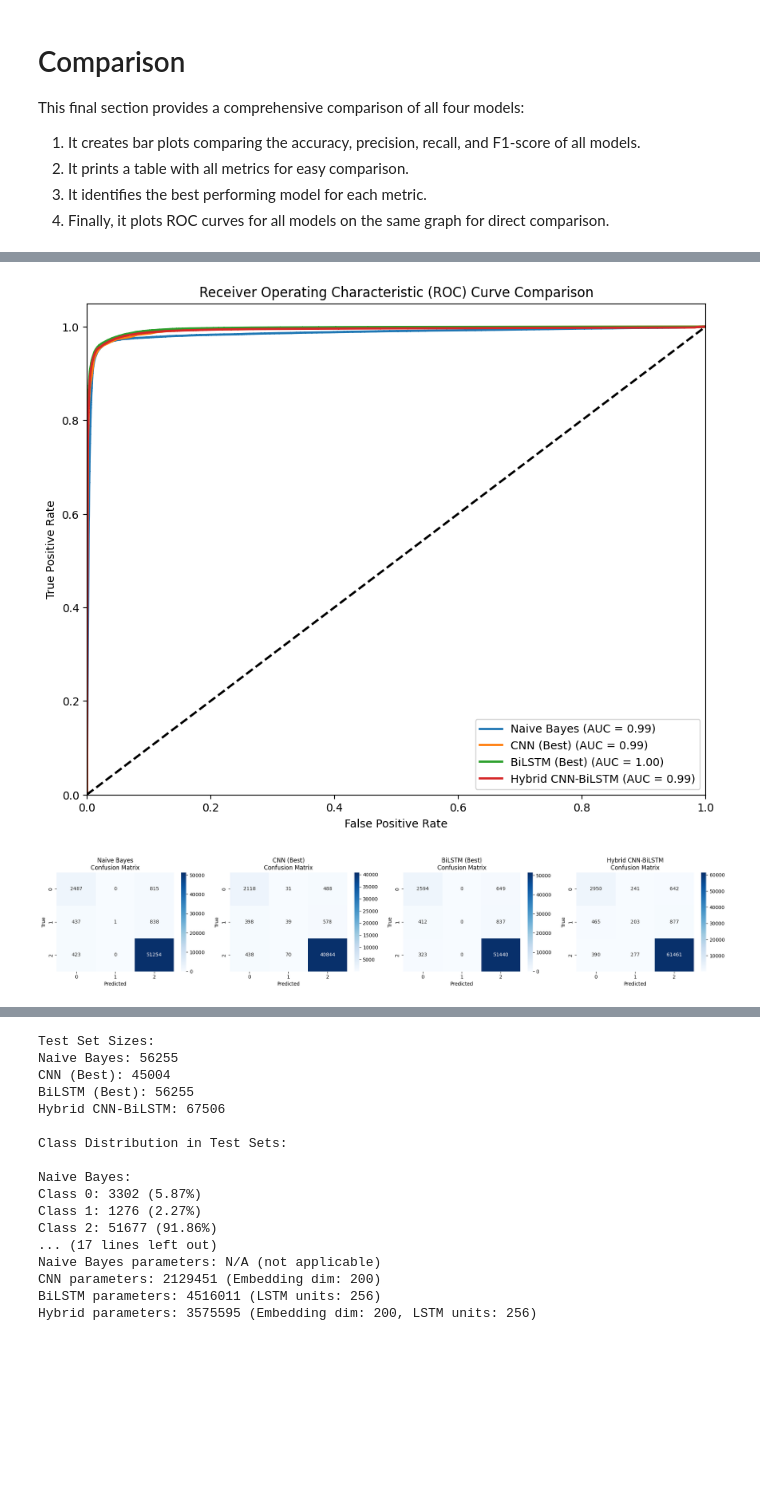
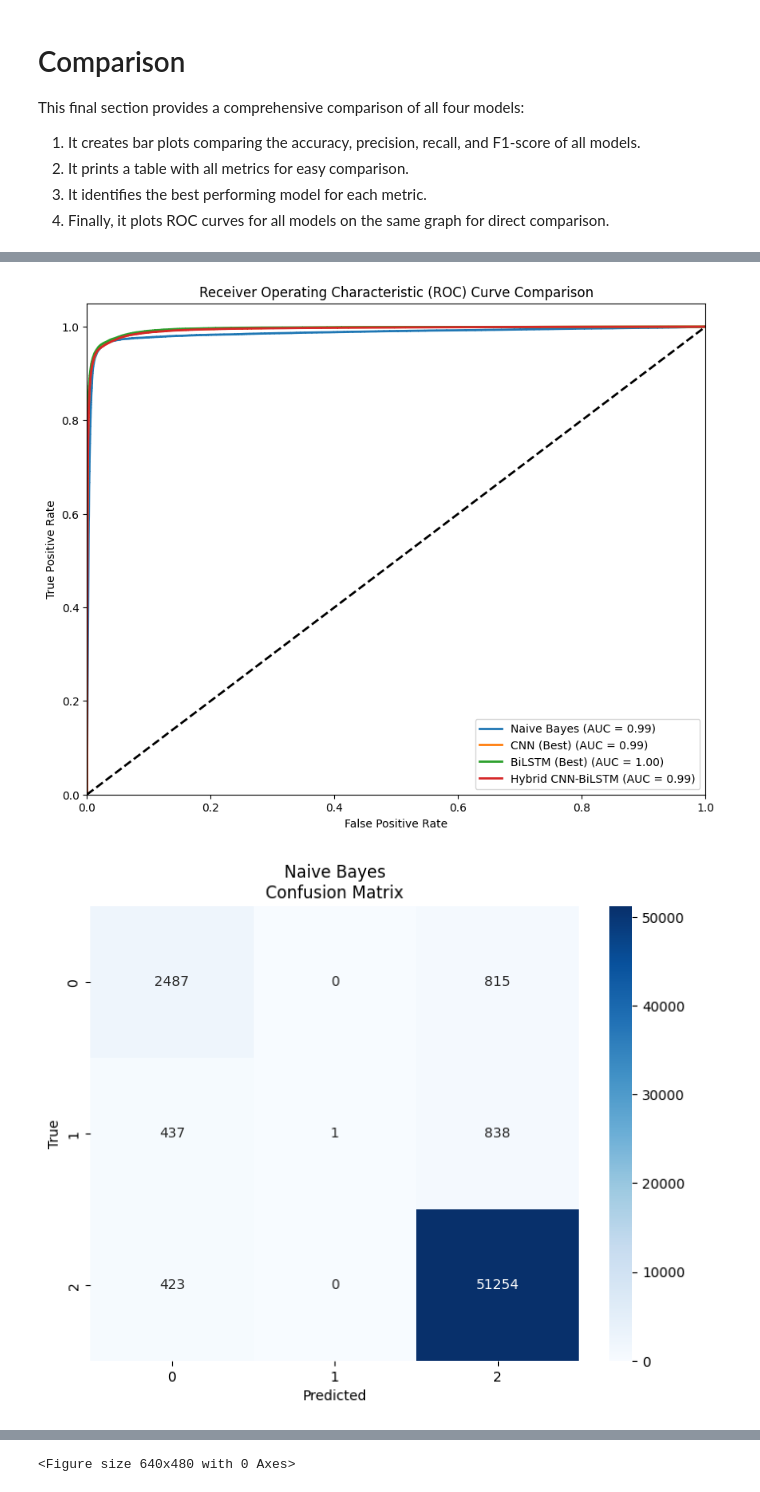
Before and after one commit to kimon1230/nova_doctoral, a Jupyter notebook: TP_Report_final.ipynb, the cells around one changed output, grey strips where cells are left out. Cells and saved outputs as stored; diff of their text form; code cells hidden in the pictures; blank space fills up the shorter version.

```diff
--- a/TP_Report_final.ipynb
+++ b/TP_Report_final.ipynb
@@ -849,7 +957,7 @@ Test Accuracy: 0.9603
 lstm_units = 256
 print(f"\nTraining BiLSTM with {lstm_units} LSTM units")
 
-model_256, history_256, train_time_256 = create_and_train_bilstm(embedding_dim, num_words, max_length, lstm_units,
+model_256, history_256, train_time_256, model_time_256, pipeline_time_256 = create_and_train_bilstm(embedding_dim, num_words, max_length, lstm_units,
                                                                  X_train_bilstm_padded, y_train_bilstm_cat,
                                                                  X_test_bilstm_padded, y_test_bilstm_cat,
                                                                  embedding_matrix)
@@ -876,6 +984,8 @@ if accuracy_256 > best_accuracy:
     best_history = history_256
     best_units = lstm_units
     best_train_time = train_time_256
+    best_model_time = model_time_256
+    best_pipeline_time = pipeline_time_256
 # %% [output]
 Training BiLSTM with 256 LSTM units
 Epoch 1/5
@@ -994,8 +1117,10 @@ Training time for best configuration: 1937.7351
 This section defines, trains, and evaluates the hybrid CNN-BiLSTM model. It includes all the necessary metrics and visualizations, using the helper functions defined earlier.
 # %%
 def create_and_train_hybrid(embedding_dim, num_words, max_length, lstm_units, X_train, y_train, X_test, y_test, embedding_matrix):
+    pipeline_start = time.time()
     num_classes = y_train.shape[1]  # Get the number of classes from y_train
 
+    model_start = time.time()
     # First, define the CNN model
     cnn_model = Sequential([
         Input(shape=(max_length,)),
@@ -1018,16 +1143,19 @@ def create_and_train_hybrid(embedding_dim, num_words, max_length, lstm_units, X_
     ])
 
     hybrid_model.compile(optimizer='adam', loss='categorical_crossentropy', metrics=['accuracy'])
+    model_time = time.time() - model_start
 
     # Train the model and measure training time
     start_time = time.time()
     history = hybrid_model.fit(X_train, y_train, epochs=5, batch_size=32, validation_data=(X_test, y_test), verbose=1)
     train_time = time.time() - start_time
 
-    return hybrid_model, history, train_time
+    pipeline_time = time.time() - pipeline_start
+
+    return hybrid_model, history, train_time, model_time, pipeline_time
 
 # Create a specific split for Hybrid model
-X_train_hybrid, X_test_hybrid, y_train_hybrid, y_test_hybrid = train_test_split(X, y, test_size=0.3, random_state=44)
+X_train_hybrid, X_test_hybrid, y_train_hybrid, y_test_hybrid = train_test_split(X, y, test_size=0.3, random_state=42)
 
 # Pad sequences
 max_length = 500
@@ -1049,7 +1177,7 @@ embedding_matrix = load_glove_embeddings(word_index, embedding_dim)
 
 print(f"\nTraining Hybrid CNN-BiLSTM with {lstm_units} LSTM units and {embedding_dim}-dimensional embeddings")
 
-model, history, train_time = create_and_train_hybrid(embedding_dim, num_words, max_length, lstm_units,
+model, history, train_time, model_time, pipeline_time = create_and_train_hybrid(embedding_dim, num_words, max_length, lstm_units,
                                                      X_train_hybrid_padded, y_train_hybrid_cat,
                                                      X_test_hybrid_padded, y_test_hybrid_cat,
                                                      embedding_matrix)
@@ -1075,6 +1203,10 @@ print(f"Accuracy: {accuracy:.4f}")
 print(f"F1-Score: {f1:.4f}")
 print(f"AUC-ROC: {auc_roc:.4f}")
 print(f"Training Time: {train_time:.2f} seconds")
+print(f"Model Time: {model_time:.2f} seconds")
+print(f"Pipeline Time: {pipeline_time:.2f} seconds")
+print(f"Hybrid model summary:")
+model.summary()
 
 # Print metrics
 print_metrics(y_test_hybrid, y_pred_classes, f"Hybrid CNN-BiLSTM (Embed: {embedding_dim}, LSTM: {lstm_units})")
@@ -1194,10 +1366,7 @@ def compare_all_models(models_data):
 
         # Handle training time
         train_time = data.get('train_time', np.nan)
-        if model_name == 'Naive Bayes':
-            train_time_str = f"{train_time:.2f} ms"
-        else:
-            train_time_str = f"{train_time:.2f} s"
+        train_time_str = f"{train_time:.2f} s"
 
         results[model_name] = [
             accuracy_score(y_true, y_pred),
@@ -1277,25 +1446,21 @@ def compare_all_models(models_data):
     return results_df
 
 def plot_confusion_matrices(models_data):
-    n_models = len(models_data)
-    fig, axes = plt.subplots(1, n_models, figsize=(5*n_models, 4))
-    for ax, (model_name, data) in zip(axes, models_data.items()):
+    for model_name, data in models_data.items():
+        plt.figure(figsize=(8, 6))
         cm = confusion_matrix(data['y_true'], data['y_pred'])
-        sns.heatmap(cm, annot=True, fmt='d', cmap='Blues', ax=ax)
-        ax.set_title(f'{model_name}\nConfusion Matrix')
-        ax.set_xlabel('Predicted')
-        ax.set_ylabel('True')
+        sns.heatmap(cm, annot=True, fmt='d', cmap='Blues')
+        plt.title(f'{model_name}\nConfusion Matrix')
+        plt.xlabel('Predicted')
+        plt.ylabel('True')
+        plt.show()
+
     plt.tight_layout()
     plt.show()
 
 def plot_training_times(models_data):
     model_names = list(models_data.keys())
-    times = []
-    for model, data in models_data.items():
-        if model == 'Naive Bayes':
-            times.append(data['train_time'] / 1000)  # Convert milliseconds to seconds
-        else:
-            times.append(data['train_time'])
+    times = [data['train_time'] for model, data in models_data.items()]
 
     plt.figure(figsize=(12, 6))
     bars = plt.bar(model_names, times)
@@ -1307,12 +1472,7 @@ def plot_training_times(models_data):
     # Annotate bars with time and units
     for bar in bars:
         height = bar.get_height()
-        if bar.get_x() + bar.get_width() / 2 < 0.5:  # Naive Bayes bar
-            plt.text(bar.get_x() + bar.get_width() / 2, height,
-                     f'{height*1000:.2f} ms',
-                     ha='center', va='bottom', rotation=0)
-        else:
-            plt.text(bar.get_x() + bar.get_width() / 2, height,
+        plt.text(bar.get_x() + bar.get_width() / 2, height,
                      f'{height:.2f} s',
                      ha='center', va='bottom', rotation=0)
 
@@ -1417,2 +1577,2 @@ Hybrid CNN-BiLSTM:
-[figure, old version]
+[figure, new version]
-[figure, old version]
+[figure, new version]
@@ -1422,17 +1582 @@ Hybrid CNN-BiLSTM:
-Test Set Sizes:
-Naive Bayes: 56255
-CNN (Best): 45004
-BiLSTM (Best): 56255
-Hybrid CNN-BiLSTM: 67506
-
-Class Distribution in Test Sets:
-
-Naive Bayes:
-Class 0: 3302 (5.87%)
-Class 1: 1276 (2.27%)
-Class 2: 51677 (91.86%)
-... (17 lines left out)
-Naive Bayes parameters: N/A (not applicable)
-CNN parameters: 2129451 (Embedding dim: 200)
-BiLSTM parameters: 4516011 (LSTM units: 256)
-Hybrid parameters: 3575595 (Embedding dim: 200, LSTM units: 256)
+<Figure size 640x480 with 0 Axes>
```
Also changed, not shown: parts of 30 cells of this notebook, 2 other files.
